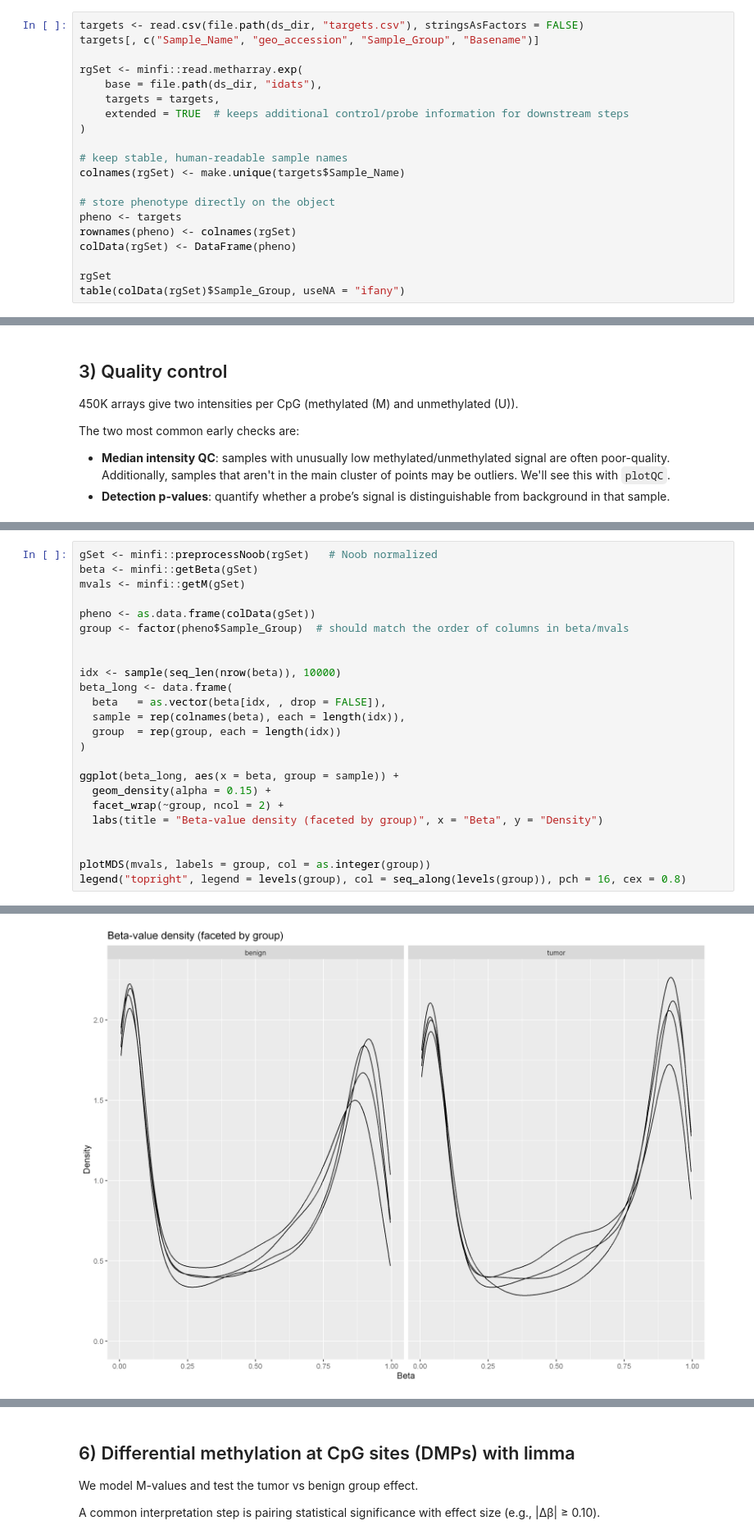
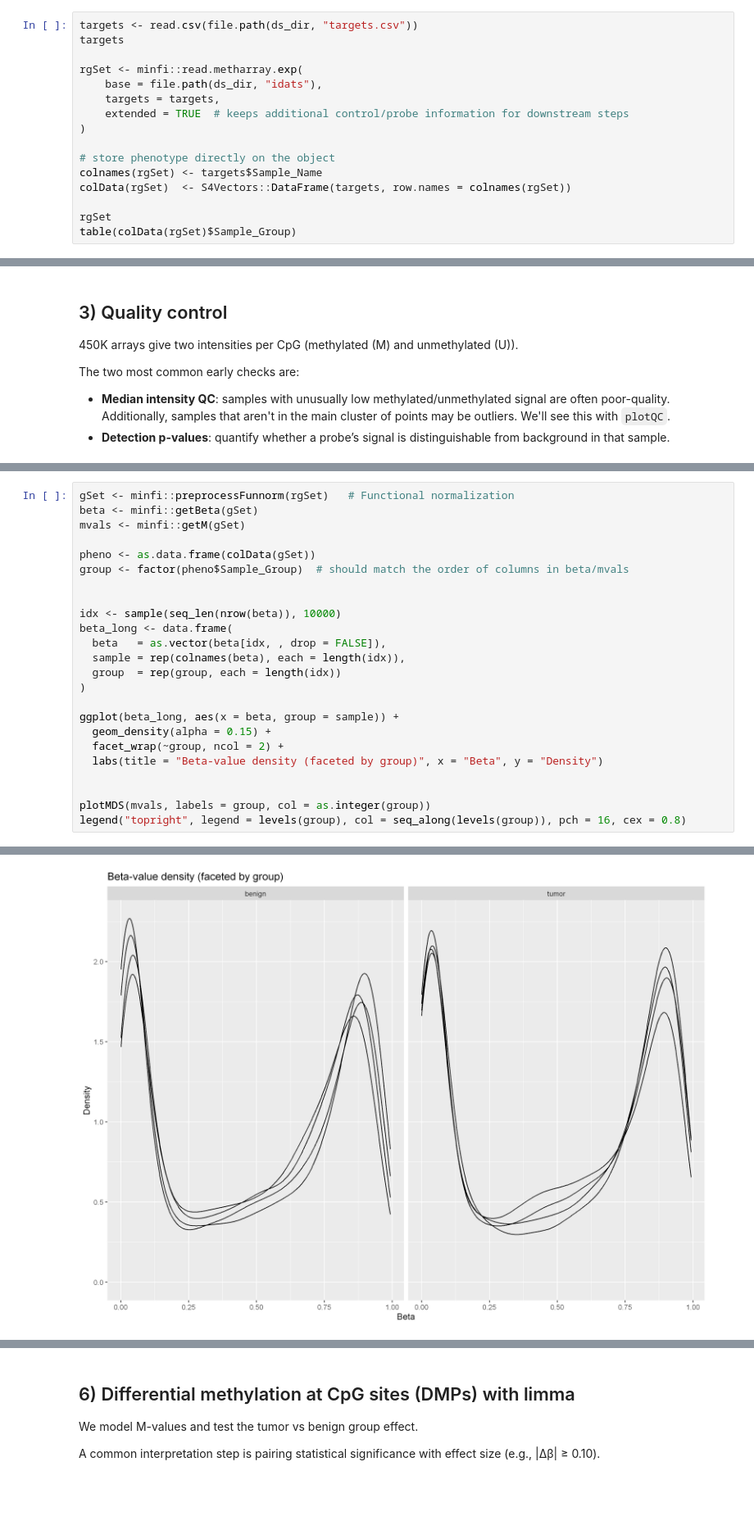
Before and after one commit to meshik/bioinformatics-code-hub, a Jupyter notebook: epigenomics/dna_methylation/r.ipynb, the cells around one changed output, grey strips where cells are left out. Shown at 82% size. Saved outputs shown, nothing was run; the diff lists cells and outputs as text; blank space fills up the shorter version.

```diff
--- a/epigenomics/dna_methylation/r.ipynb
+++ b/epigenomics/dna_methylation/r.ipynb
@@ -37,8 +35,8 @@ ds_dir <- download_if_missing(data_dir, gse = "GSE47915")
 targets.csv provides a Basename (a file prefix) per sample pointing to the paired *_Grn.idat / *_Red.idat files.
 We load the IDATs into an RGChannelSet, then attach the targets table as phenotype metadata.
 # %%
-targets <- read.csv(file.path(ds_dir, "targets.csv"), stringsAsFactors = FALSE)
-targets[, c("Sample_Name", "geo_accession", "Sample_Group", "Basename")]
+targets <- read.csv(file.path(ds_dir, "targets.csv"))
+targets
 
 rgSet <- minfi::read.metharray.exp(
     base = file.path(ds_dir, "idats"),
@@ -46,14 +44,10 @@ rgSet <- minfi::read.metharray.exp(
     extended = TRUE  # keeps additional control/probe information for downstream steps
 )
 
-# keep stable, human-readable sample names
-colnames(rgSet) <- make.unique(targets$Sample_Name)
-
 # store phenotype directly on the object
-pheno <- targets
-rownames(pheno) <- colnames(rgSet)
-colData(rgSet) <- DataFrame(pheno)
+colnames(rgSet) <- targets$Sample_Name
+colData(rgSet)  <- S4Vectors::DataFrame(targets, row.names = colnames(rgSet))
 
 rgSet
-table(colData(rgSet)$Sample_Group, useNA = "ifany")
+table(colData(rgSet)$Sample_Group)
 # %% [output]
@@ -122,7 +116,7 @@ Typical quick plots:
 - Beta density: samples should have broadly similar bimodal shapes with peaks near low and high methylation (common in array data). Strong shifts/outliers can indicate technical issues or extreme biology.
 - MDS/PCA: MDS places samples close together if their genome-wide methylation profiles are similar. If samples cluster by sample group, that supports a biological signal. If they cluster by technical factors (slide/plate/run date), that suggests batch effects you may need to model.
 # %%
-gSet <- minfi::preprocessNoob(rgSet)   # Noob normalized
+gSet <- minfi::preprocessFunnorm(rgSet)   # Functional normalization
 beta <- minfi::getBeta(gSet)
 mvals <- minfi::getM(gSet)
 
@@ -149 +152 @@ legend("topright", legend = levels(group), col = seq_along(levels(group)), pch =
-[figure, old version]
+[figure, new version]
```
Also changed, not shown: parts of 11 cells of this notebook.
